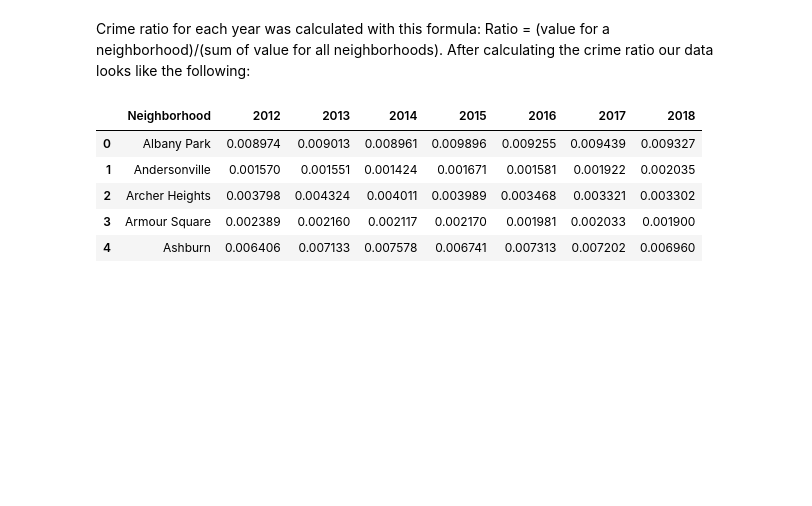
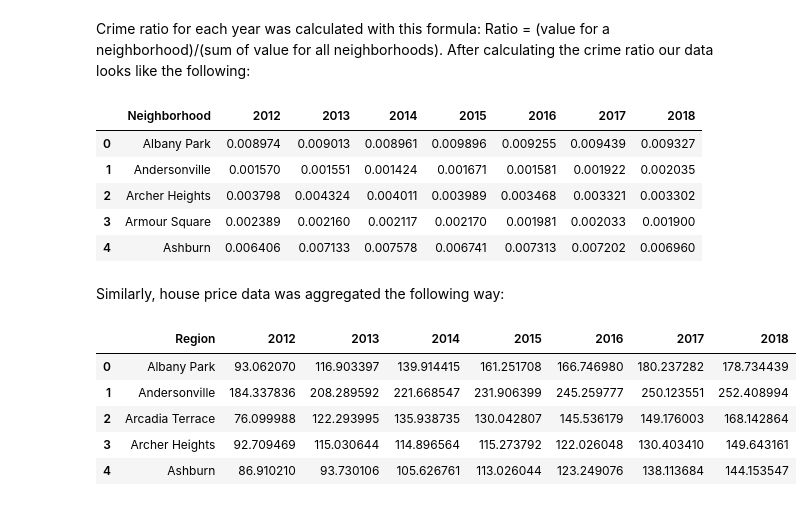
Before and after one commit to uic-cs418/cs418-project-team-asia, a Jupyter notebook: Final Project Report.ipynb, the cells around one changed output. Saved outputs shown, nothing was run; the diff lists cells and outputs as text; code cells hidden in the pictures; blank space fills up the shorter version.

```diff
--- a/Final Project Report.ipynb
+++ b/Final Project Report.ipynb
@@ -90,3 +93,15 @@ CrimeRatioTable.head()
 | 2 | Archer Heights | 0.003798 | 0.004324 | 0.004011 | 0.003989 | 0.003468 | 0.003321 | 0.003302 |
 | 3 | Armour Square | 0.002389 | 0.002160 | 0.002117 | 0.002170 | 0.001981 | 0.002033 | 0.001900 |
 | 4 | Ashburn | 0.006406 | 0.007133 | 0.007578 | 0.006741 | 0.007313 | 0.007202 | 0.006960 |
+# %% [markdown]
+Similarly, house price data was aggregated the following way:
+# %%
+HousePriceAggregated = makingAggTable(HousePriceDF)
+HousePriceAggregated.head()
+# %% [output]
+|  | Region | 2012 | 2013 | 2014 | 2015 | 2016 | 2017 | 2018 |
+| 0 | Albany Park | 93.062070 | 116.903397 | 139.914415 | 161.251708 | 166.746980 | 180.237282 | 178.734439 |
+| 1 | Andersonville | 184.337836 | 208.289592 | 221.668547 | 231.906399 | 245.259777 | 250.123551 | 252.408994 |
+| 2 | Arcadia Terrace | 76.099988 | 122.293995 | 135.938735 | 130.042807 | 145.536179 | 149.176003 | 168.142864 |
+| 3 | Archer Heights | 92.709469 | 115.030644 | 114.896564 | 115.273792 | 122.026048 | 130.403410 | 149.643161 |
+| 4 | Ashburn | 86.910210 | 93.730106 | 105.626761 | 113.026044 | 123.249076 | 138.113684 | 144.153547 |
```
Also changed, not shown: parts of 10 cells of this notebook, 3 other files.
